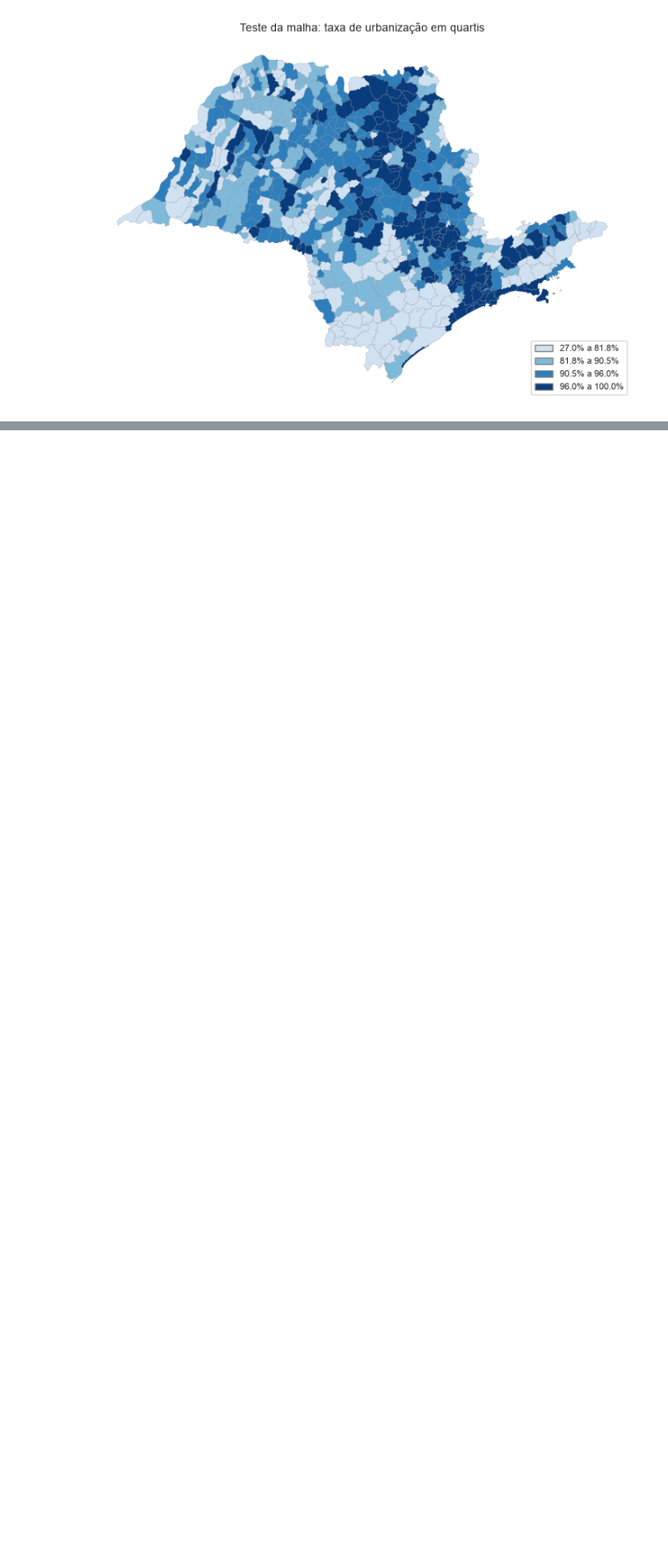
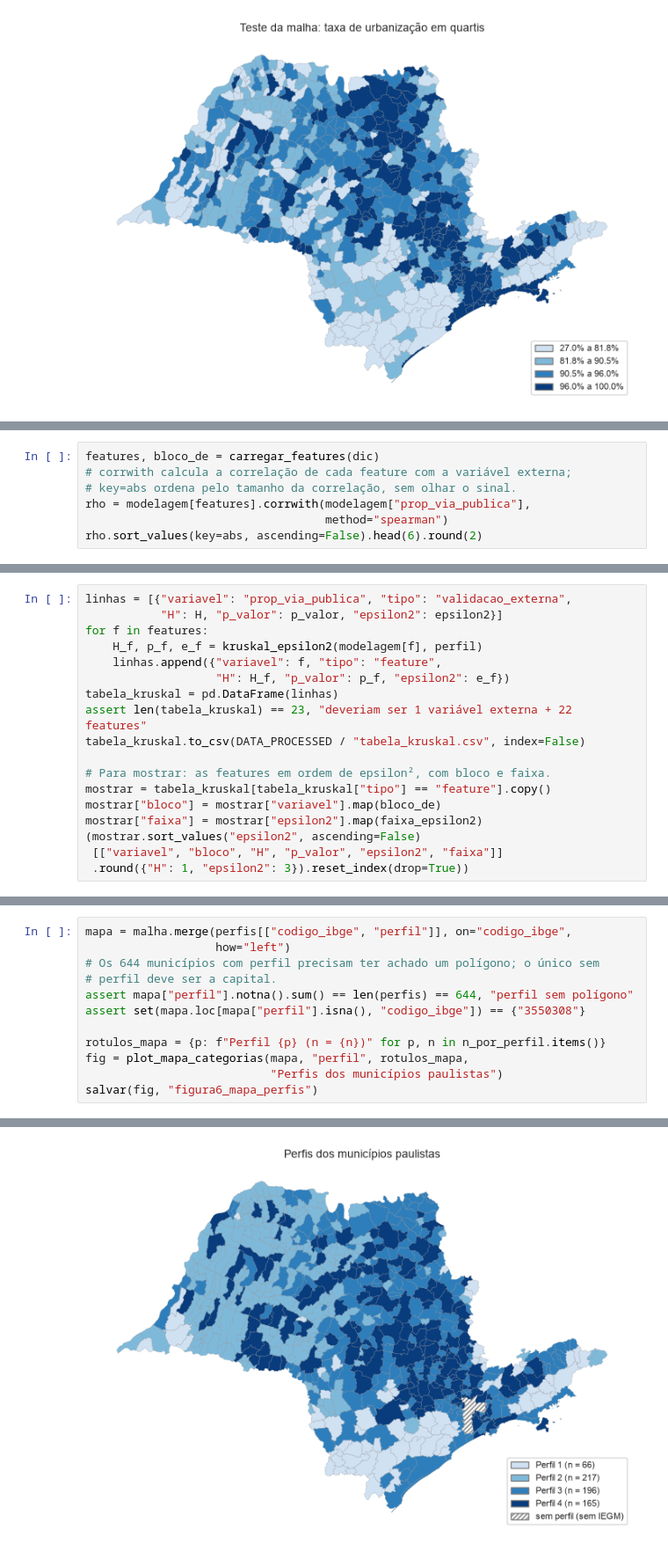
Before and after one commit to Ioneda22/database-rp2, a Jupyter notebook: notebooks/07_validacao_externa_mapa.ipynb, the cells around one changed output, grey strips where cells are left out. Shown at 88% size. Cells and saved outputs as stored; diff of their text form; blank space fills up the shorter version.

```diff
--- a/notebooks/07_validacao_externa_mapa.ipynb
+++ b/notebooks/07_validacao_externa_mapa.ipynb
@@ -88,0 +155,7 @@ fig = plot_mapa_categorias(teste, "faixa", rotulos,
+# %%
+features, bloco_de = carregar_features(dic)
+# corrwith calcula a correlação de cada feature com a variável externa;
+# key=abs ordena pelo tamanho da correlação, sem olhar o sinal.
+rho = modelagem[features].corrwith(modelagem["prop_via_publica"],
+                                   method="spearman")
+rho.sort_values(key=abs, ascending=False).head(6).round(2)
@@ -88,0 +190,18 @@ fig = plot_mapa_categorias(teste, "faixa", rotulos,
+# %%
+linhas = [{"variavel": "prop_via_publica", "tipo": "validacao_externa",
+           "H": H, "p_valor": p_valor, "epsilon2": epsilon2}]
+for f in features:
+    H_f, p_f, e_f = kruskal_epsilon2(modelagem[f], perfil)
+    linhas.append({"variavel": f, "tipo": "feature",
+                   "H": H_f, "p_valor": p_f, "epsilon2": e_f})
+tabela_kruskal = pd.DataFrame(linhas)
+assert len(tabela_kruskal) == 23, "deveriam ser 1 variável externa + 22 features"
+tabela_kruskal.to_csv(DATA_PROCESSED / "tabela_kruskal.csv", index=False)
+
+# Para mostrar: as features em ordem de epsilon², com bloco e faixa.
+mostrar = tabela_kruskal[tabela_kruskal["tipo"] == "feature"].copy()
+mostrar["bloco"] = mostrar["variavel"].map(bloco_de)
+mostrar["faixa"] = mostrar["epsilon2"].map(faixa_epsilon2)
+(mostrar.sort_values("epsilon2", ascending=False)
+ [["variavel", "bloco", "H", "p_valor", "epsilon2", "faixa"]]
+ .round({"H": 1, "epsilon2": 3}).reset_index(drop=True))
@@ -88,0 +243,13 @@ fig = plot_mapa_categorias(teste, "faixa", rotulos,
+# %%
+mapa = malha.merge(perfis[["codigo_ibge", "perfil"]], on="codigo_ibge",
+                   how="left")
+# Os 644 municípios com perfil precisam ter achado um polígono; o único sem
+# perfil deve ser a capital.
+assert mapa["perfil"].notna().sum() == len(perfis) == 644, "perfil sem polígono"
+assert set(mapa.loc[mapa["perfil"].isna(), "codigo_ibge"]) == {"3550308"}
+
+rotulos_mapa = {p: f"Perfil {p} (n = {n})" for p, n in n_por_perfil.items()}
+fig = plot_mapa_categorias(mapa, "perfil", rotulos_mapa,
+                           "Perfis dos municípios paulistas")
+salvar(fig, "figura6_mapa_perfis")
+# %% [output]
@@ -88,0 +257 @@ fig = plot_mapa_categorias(teste, "faixa", rotulos,
+[figure, added]
```
Also changed, not shown: parts of 15 cells of this notebook, 7 other files.
